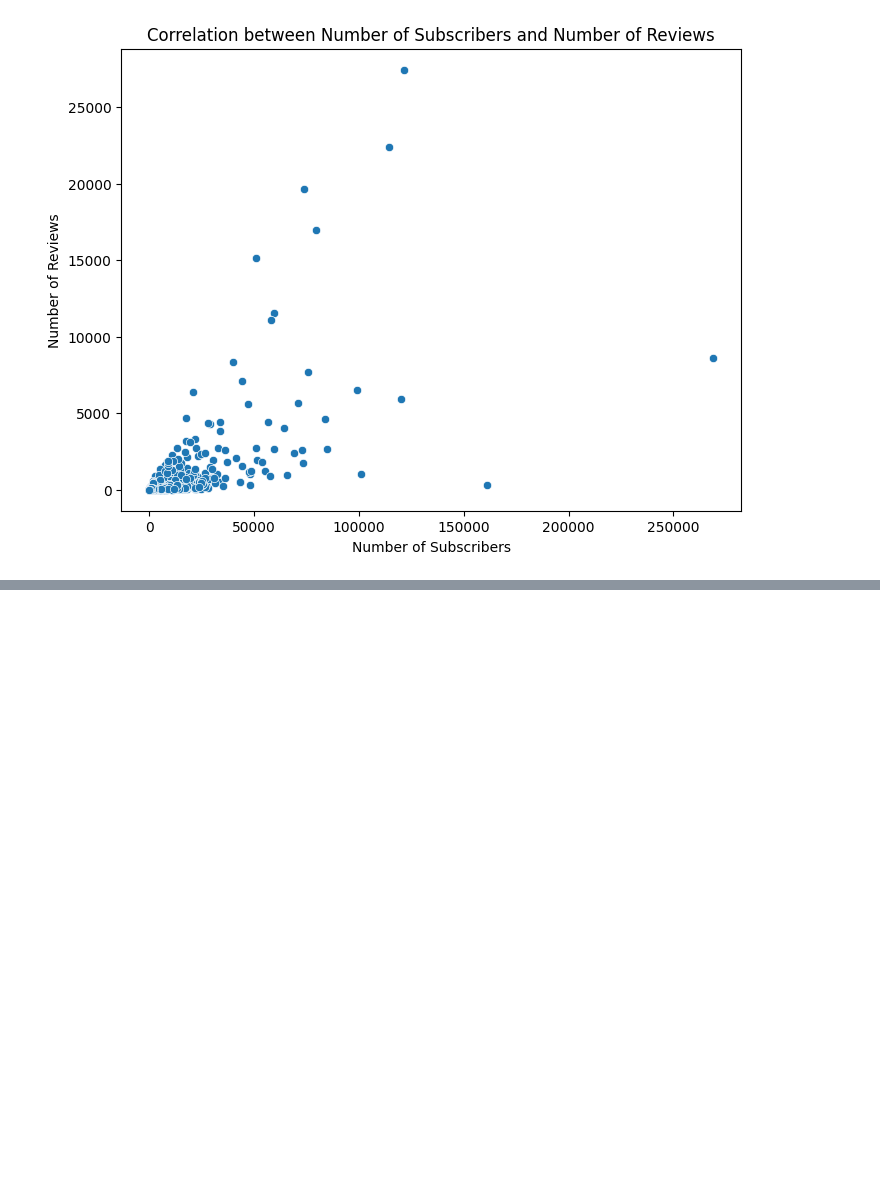
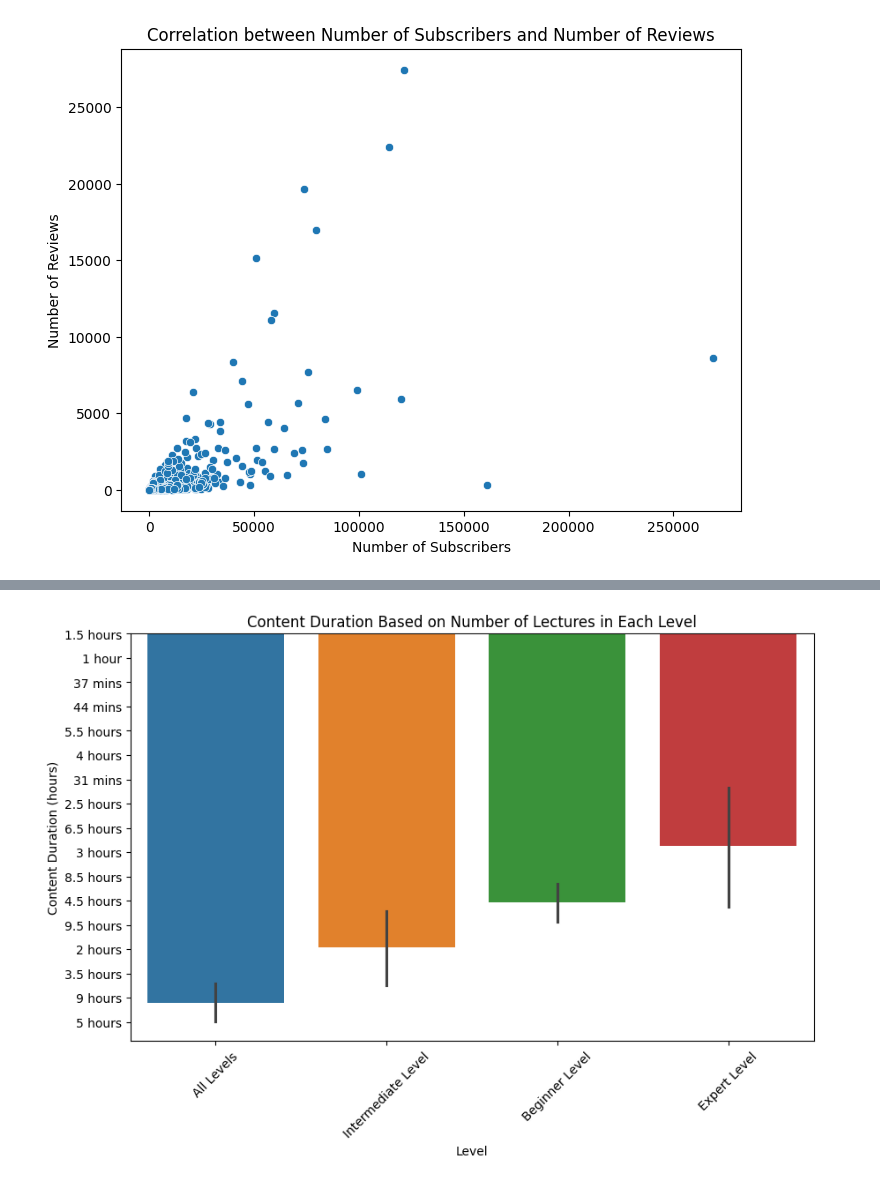
Before and after one commit to Tanay-Dwivedi/Udemy-Courses-Data-Analysis, a Jupyter notebook: udemy_courses_data_analysis.ipynb, the cells around one changed output, grey strips where cells are left out. Saved outputs shown, nothing was run; the diff lists cells and outputs as text; code cells hidden in the pictures; blank space fills up the shorter version.

```diff
--- a/udemy_courses_data_analysis.ipynb
+++ b/udemy_courses_data_analysis.ipynb
@@ -328,0 +338,12 @@ plt.show()
+# %%
+# Relationship between content duration and number of lectures
+
+plt.figure(figsize=(10, 6))
+sb.barplot(data=df, x='level', y='content_duration', hue = "level")
+plt.title('Content Duration Based on Number of Lectures in Each Level')
+plt.xlabel('Level')
+plt.ylabel('Content Duration (hours)')
+plt.xticks(rotation=45)
+plt.show()
+# %% [output]
+[figure, added]
```
Also changed, not shown: parts of 2 cells of this notebook.
